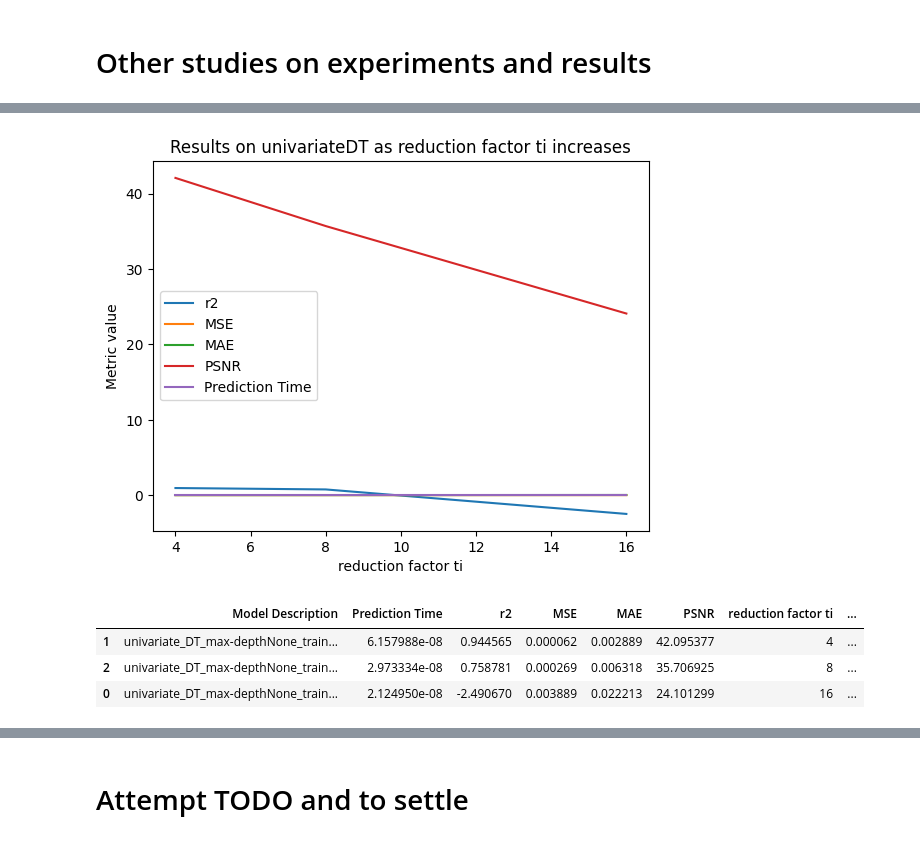
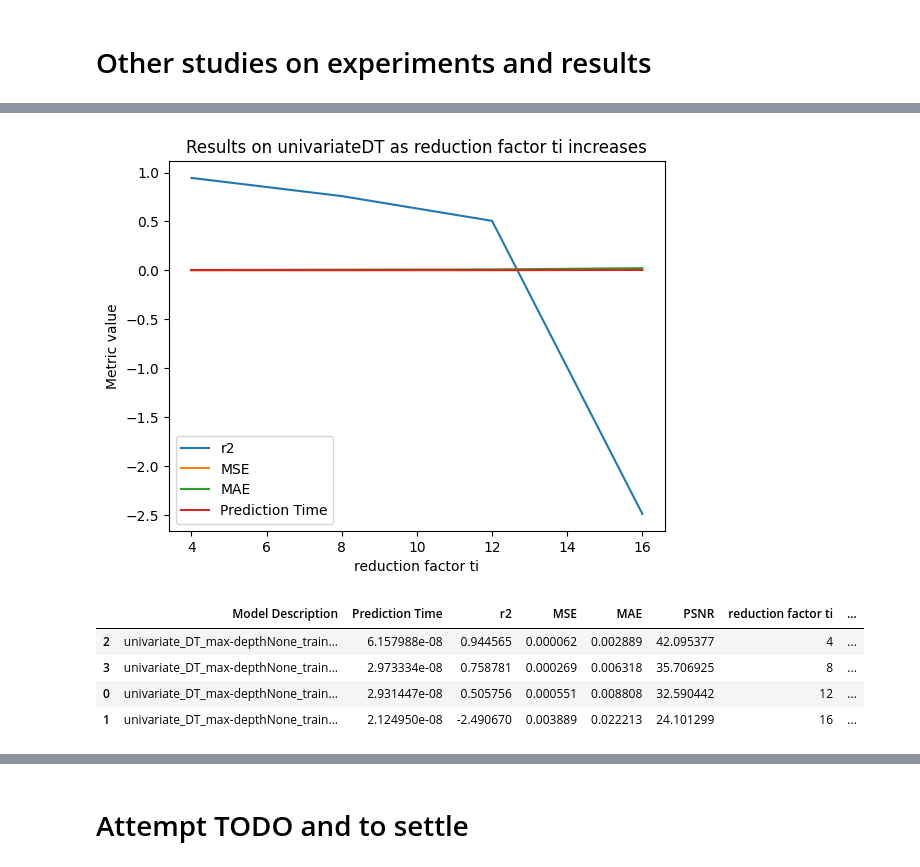
Before and after one commit to NiccoloMorabito/Ainslie-surrogate, a Jupyter notebook: result_analysis.ipynb, the cells around one changed output, grey strips where cells are left out. Drawn from its saved outputs; the diff is of its cells as text; code cells hidden in the pictures.

```diff
--- a/result_analysis.ipynb
+++ b/result_analysis.ipynb
@@ -24,7 +24,7 @@ USELESS_METRICS = ["explained_variance_score",
                    "mean_absolute_percentage_error",
                    "median_absolute_error",
                    "timestamp"]
-USEFUL_METRICS = ["r2", "MSE", "MAE", "PSNR", "Prediction Time"]
+USEFUL_METRICS = ["r2", "MSE", "MAE",  "Prediction Time"] #"PSNR",
 assert set(USELESS_METRICS).isdisjoint(USEFUL_METRICS)
 USELESS_MODELS = ["autoencoder"]
 
@@ -222,8 +245,22 @@ def extract_parameter(metrics_df: pd.DataFrame,
     # example of regex: r"approxGP_(\d+)fourier"
     metrics_df[parameter_name] = metrics_df["Model Description"].str.extract(regex)\
         .astype(parameter_type)
-    metrics.sort_values(by=parameter_name, inplace=True)
-    return metrics
+    metrics_df.sort_values(by=parameter_name, inplace=True)
+    return metrics_df
+
+def extract_reduction_factors(metrics_df: pd.DataFrame, also_coords : bool = False):
+    regex = r"training_factors="
+    vars = ["ti", "ct"]
+    if also_coords:
+        vars += ["xD", "yD"]
+    for var in vars:
+        parameter_name = f"reduction factor {var}"
+        regex = regex.replace("(", "").replace(")", "") + var + r"(\d+)"
+        metrics_df = extract_parameter(metrics_df,
+                                    parameter_name=parameter_name,
+                                    parameter_type=int, regex=regex)
+        regex += "-"
+    return metrics_df
 
 #TODO move this method in "plotting.py"
 def plot_metrics_per_parameter(metrics_df: pd.DataFrame, parameter_name: str): #TODO change
@@ -233,7 +270,7 @@ def plot_metrics_per_parameter(metrics_df: pd.DataFrame, parameter_name: str): #
     for i, column in enumerate(USEFUL_METRICS):
         ax.plot(metrics_df[parameter_name], metrics_df[column], label=column, color=colors[i % len(colors)])
 
-    model_name = "".join(metrics["Model Description"].iloc[1].split("_")[:2])
+    model_name = "".join(metrics_df["Model Description"].iloc[1].split("_")[:2])
 
     plt.xlabel(parameter_name)
     plt.ylabel('Metric value')
@@ -420,20 +538,14 @@ metrics
 # %%
 """Study on the training reduction factors (for Decision Tree)"""
 
 metrics = load_metrics_by_model("DT", set_type="test", experiments=["interpolation_coords"])
-regex = r"training_factors="
-for var in ["ti", "ct", "x/D", "y/D"]:
-    parameter_name = f"reduction factor {var}"
-    regex = regex.replace("(", "").replace(")", "") + var + r"(\d+)"
-    metrics = extract_parameter(metrics,
-                                parameter_name=parameter_name,
-                                parameter_type=int, regex=regex)
-    regex += "-"
+metrics = extract_reduction_factors(metrics, also_coords=True)
 plot_metrics_per_parameter(metrics, "reduction factor ti")
 metrics
 # %% [output]
-[figure, old version]
+[figure, new version]
 |  | Model Description | Prediction Time | r2 | MSE | MAE | PSNR | reduction factor ti | ... |
-| 1 | univariate_DT_max-depthNone_train... | 6.157988e-08 | 0.944565 | 0.000062 | 0.002889 | 42.095377 | 4 | ... |
-| 2 | univariate_DT_max-depthNone_train... | 2.973334e-08 | 0.758781 | 0.000269 | 0.006318 | 35.706925 | 8 | ... |
-| 0 | univariate_DT_max-depthNone_train... | 2.124950e-08 | -2.490670 | 0.003889 | 0.022213 | 24.101299 | 16 | ... |
+| 2 | univariate_DT_max-depthNone_train... | 6.157988e-08 | 0.944565 | 0.000062 | 0.002889 | 42.095377 | 4 | ... |
+| 3 | univariate_DT_max-depthNone_train... | 2.973334e-08 | 0.758781 | 0.000269 | 0.006318 | 35.706925 | 8 | ... |
+| 0 | univariate_DT_max-depthNone_train... | 2.931447e-08 | 0.505756 | 0.000551 | 0.008808 | 32.590442 | 12 | ... |
+| 1 | univariate_DT_max-depthNone_train... | 2.124950e-08 | -2.490670 | 0.003889 | 0.022213 | 24.101299 | 16 | ... |
```
Also changed, not shown: parts of 14 cells of this notebook.
